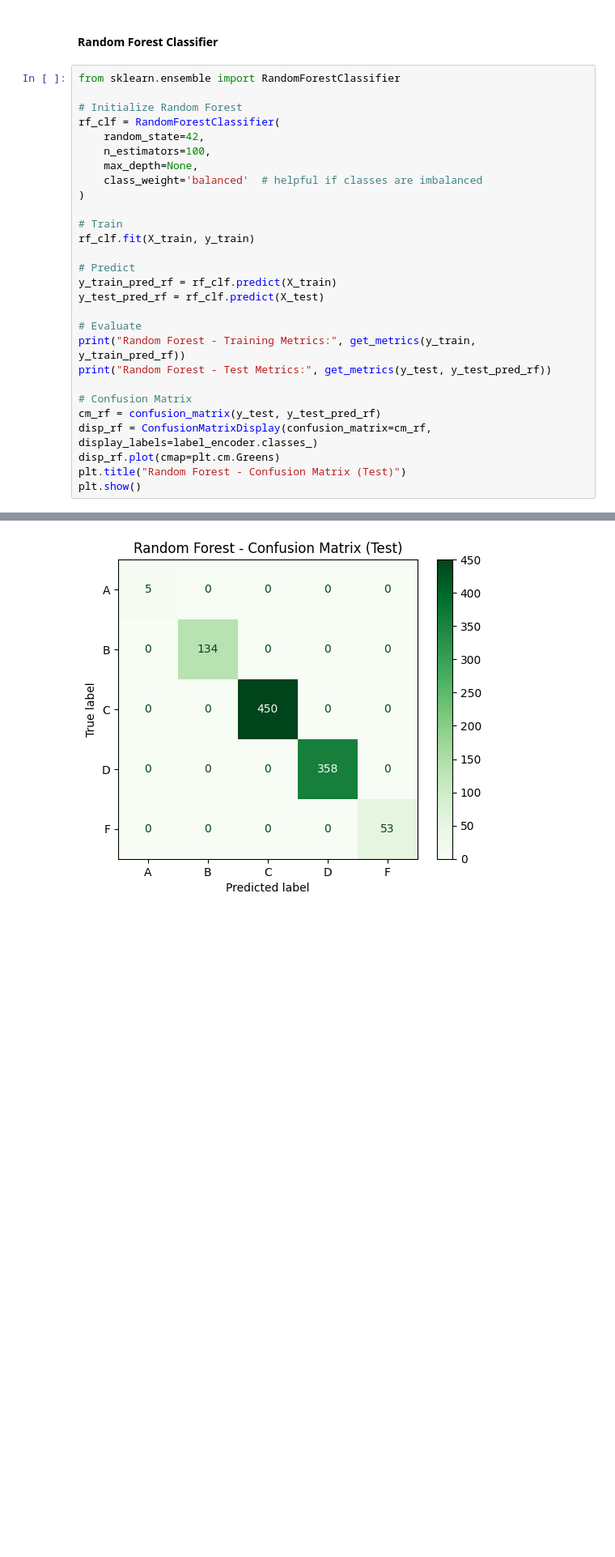
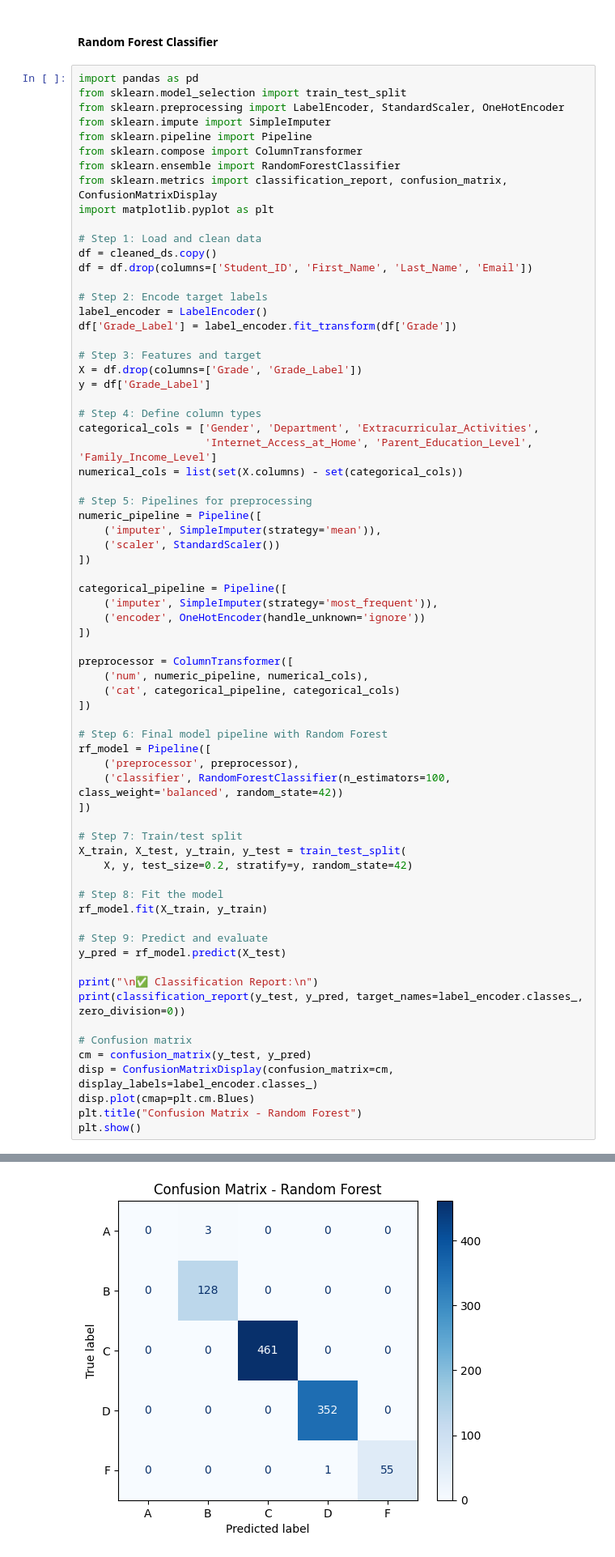
Before and after one commit to mani8072/Data_science_thesis, a Jupyter notebook: coding/machine_learning.ipynb, the cells around one changed output, grey strips where cells are left out. Shown at 81% size. Saved outputs shown, nothing was run; the diff lists cells and outputs as text; blank space fills up the shorter version.

```diff
--- a/coding/machine_learning.ipynb
+++ b/coding/machine_learning.ipynb
@@ -344,31 +301,72 @@ Decision Tree - Test Metrics: {'Accuracy': 1.0, 'Precision': 1.0, 'Recall': 1.0,
 # %% [markdown]
 #### Random Forest Classifier
 # %%
+import pandas as pd
+from sklearn.model_selection import train_test_split
+from sklearn.preprocessing import LabelEncoder, StandardScaler, OneHotEncoder
+from sklearn.impute import SimpleImputer
+from sklearn.pipeline import Pipeline
+from sklearn.compose import ColumnTransformer
 from sklearn.ensemble import RandomForestClassifier
+from sklearn.metrics import classification_report, confusion_matrix, ConfusionMatrixDisplay
+import matplotlib.pyplot as plt
 
-# Initialize Random Forest
-rf_clf = RandomForestClassifier(
-    random_state=42,
-    n_estimators=100,
-    max_depth=None,
-    class_weight='balanced'  # helpful if classes are imbalanced
-)
+# Step 1: Load and clean data
+df = cleaned_ds.copy()
+df = df.drop(columns=['Student_ID', 'First_Name', 'Last_Name', 'Email'])
 
-# Train
-rf_clf.fit(X_train, y_train)
+# Step 2: Encode target labels
+label_encoder = LabelEncoder()
+df['Grade_Label'] = label_encoder.fit_transform(df['Grade'])
 
-# Predict
-y_train_pred_rf = rf_clf.predict(X_train)
-y_test_pred_rf = rf_clf.predict(X_test)
+# Step 3: Features and target
+X = df.drop(columns=['Grade', 'Grade_Label'])
+y = df['Grade_Label']
 
-# Evaluate
-print("Random Forest - Training Metrics:", get_metrics(y_train, y_train_pred_rf))
-print("Random Forest - Test Metrics:", get_metrics(y_test, y_test_pred_rf))
+# Step 4: Define column types
+categorical_cols = ['Gender', 'Department', 'Extracurricular_Activities',
+                    'Internet_Access_at_Home', 'Parent_Education_Level', 'Family_Income_Level']
+numerical_cols = list(set(X.columns) - set(categorical_cols))
 
-# Confusion Matrix
-cm_rf = confusion_matrix(y_test, y_test_pred_rf)
-disp_rf = ConfusionMatrixDisplay(confusion_matrix=cm_rf, display_labels=label_encoder.classes_)
-disp_rf.plot(cmap=plt.cm.Greens)
-plt.title("Random Forest - Confusion Matrix (Test)")
+# Step 5: Pipelines for preprocessing
+numeric_pipeline = Pipeline([
+    ('imputer', SimpleImputer(strategy='mean')),
+    ('scaler', StandardScaler())
+])
+
+categorical_pipeline = Pipeline([
+    ('imputer', SimpleImputer(strategy='most_frequent')),
+    ('encoder', OneHotEncoder(handle_unknown='ignore'))
+])
+
+preprocessor = ColumnTransformer([
+    ('num', numeric_pipeline, numerical_cols),
+    ('cat', categorical_pipeline, categorical_cols)
+])
+
+# Step 6: Final model pipeline with Random Forest
+rf_model = Pipeline([
+    ('preprocessor', preprocessor),
+    ('classifier', RandomForestClassifier(n_estimators=100, class_weight='balanced', random_state=42))
+])
+
+# Step 7: Train/test split
+X_train, X_test, y_train, y_test = train_test_split(
+    X, y, test_size=0.2, stratify=y, random_state=42)
+
+# Step 8: Fit the model
+rf_model.fit(X_train, y_train)
+
+# Step 9: Predict and evaluate
+y_pred = rf_model.predict(X_test)
+
+print("\n✅ Classification Report:\n")
+print(classification_report(y_test, y_pred, target_names=label_encoder.classes_, zero_division=0))
+
+# Confusion matrix
+cm = confusion_matrix(y_test, y_pred)
+disp = ConfusionMatrixDisplay(confusion_matrix=cm, display_labels=label_encoder.classes_)
+disp.plot(cmap=plt.cm.Blues)
+plt.title("Confusion Matrix - Random Forest")
 plt.show()
 # %% [output]
@@ -377,4 +386,4 @@ Random Forest - Test Metrics: {'Accuracy': 1.0, 'Precision': 1.0, 'Recall': 1.0,
-[figure, old version]
+[figure, new version]
 # %% [markdown]
 #### Define Environment and DQN Model
 # %%
```
Also changed, not shown: parts of 19 cells of this notebook.
